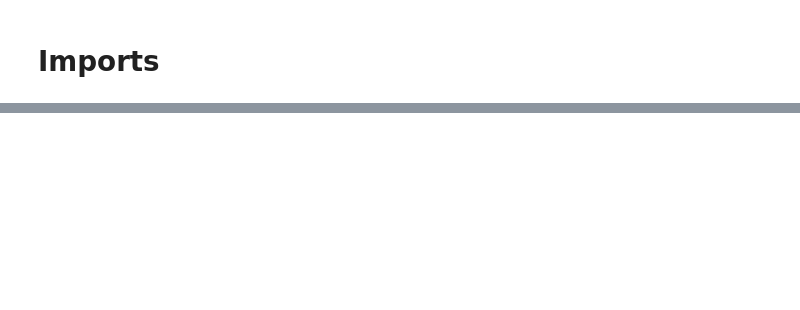
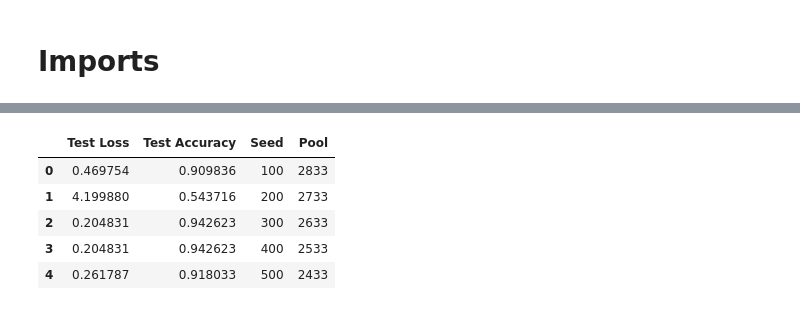
Before and after one commit to leosousa200/RetinopathyAlgorithm, a Jupyter notebook: trainAL.ipynb, the cells around one changed output, grey strips where cells are left out. Drawn from its saved outputs; the diff is of its cells as text; code cells hidden in the pictures; blank space fills up the shorter version.

Commit message:
Full dataset training; Al training; Evaluation of both models;

```diff
--- a/trainAL.ipynb
+++ b/trainAL.ipynb
@@ -49,0 +191,5 @@ np.random.seed(0)
+# %%
+EPOCHS = 20
+model.fit(train_dataset,steps_per_epoch=int(STEPS_PER_EPOCH),epochs=EPOCHS,
+          validation_data=val_dataset,validation_steps=None,
+          callbacks=callbacks_list)
@@ -49,0 +217,4 @@ np.random.seed(0)
+# %%
+model = keras.models.load_model("model/model_al.keras")
+print("-" * 100)
+print(model.evaluate(test_dataset, verbose=0,return_dict=True))
@@ -49,0 +231,9 @@ np.random.seed(0)
+# %%
+sampling_size=100
+num_iterations = int(x_pool.shape[0]/sampling_size)
+print(x_pool.shape[0])
+print(sampling_size)
+al_history = []
+csv_logger=keras.callbacks.CSVLogger('logger/trainlog_al.csv',
+                                 separator=',',append=True)
+callbacks_list=[checkpoint,early_stopper,csv_logger]
@@ -49,0 +245,11 @@ np.random.seed(0)
+# %%
+try:
+
+    model_full = keras.models.load_model("model/model_baseline.keras")
+    _, acc_baseline = model_full.evaluate(test_dataset)
+
+    print("-" * 100)
+    print(model_full.evaluate(test_dataset, verbose=0,return_dict=True))
+
+except FileNotFoundError:
+    print("model file model_baseline.h5 not found. Make sure to run 01_Training_Full.ipynb entirely")
@@ -49,0 +324,10 @@ np.random.seed(0)
+# %%
+df = pd.DataFrame(al_history, columns = ['Test Loss', 'Test Accuracy', 'Seed', 'Pool'])
+df
+# %% [output]
+|  | Test Loss | Test Accuracy | Seed | Pool |
+| 0 | 0.469754 | 0.909836 | 100 | 2833 |
+| 1 | 4.199880 | 0.543716 | 200 | 2733 |
+| 2 | 0.204831 | 0.942623 | 300 | 2633 |
+| 3 | 0.204831 | 0.942623 | 400 | 2533 |
+| 4 | 0.261787 | 0.918033 | 500 | 2433 |
```
Also changed, not shown: parts of 23 cells of this notebook, 10 other files.
